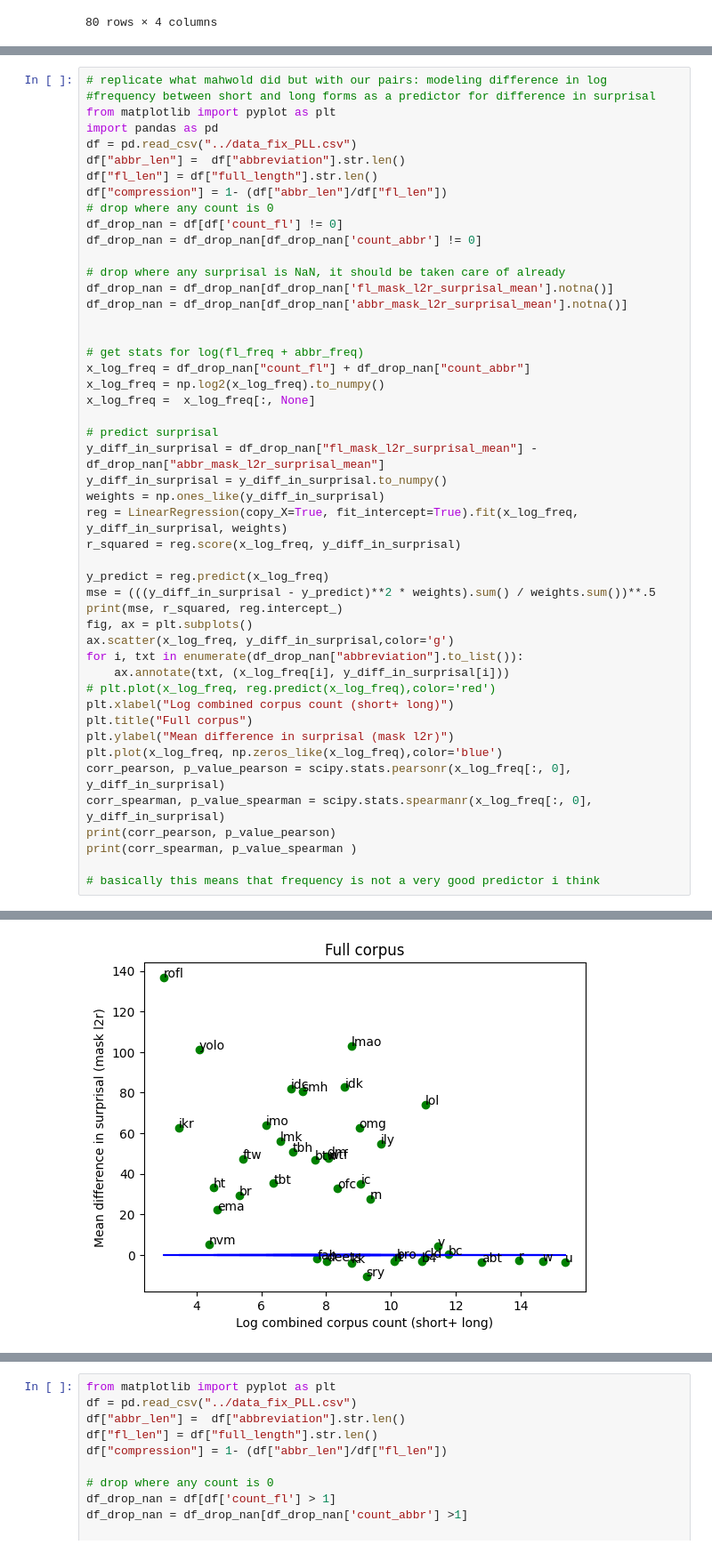
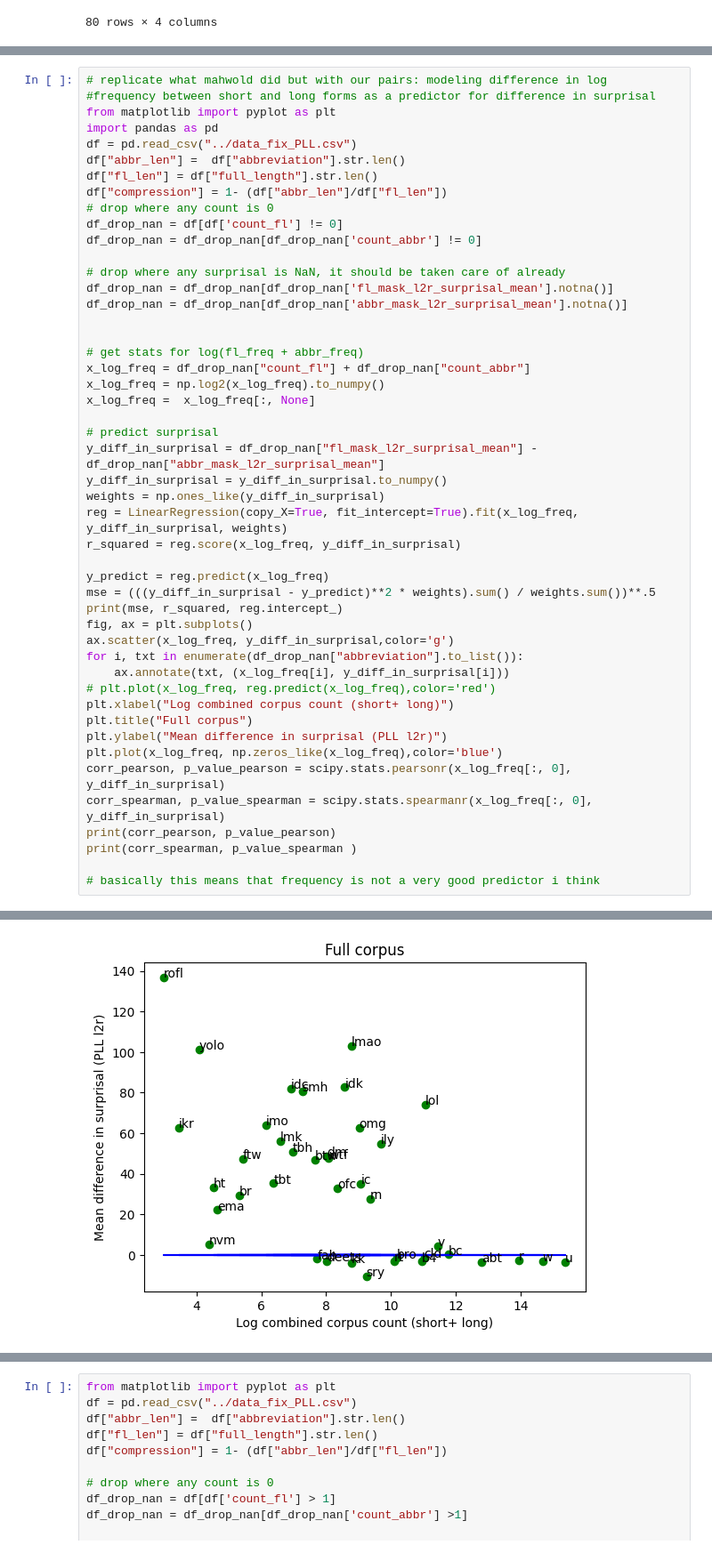
Before and after one commit to erafkin/twitter_abbreviation_word_length, a Jupyter notebook: notebooks/explore.ipynb, the cells around one changed output, grey strips where cells are left out. Shown at 89% size. Drawn from its saved outputs; the diff is of its cells as text.

```diff
--- a/notebooks/explore.ipynb
+++ b/notebooks/explore.ipynb
@@ -241,35 +242,35 @@ x_log_freq = np.log2(x_log_freq).to_numpy()
 x_log_freq =  x_log_freq[:, None]
 
 # predict surprisal
 y_diff_in_surprisal = df_drop_nan["fl_mask_l2r_surprisal_mean"] - df_drop_nan["abbr_mask_l2r_surprisal_mean"]
 y_diff_in_surprisal = y_diff_in_surprisal.to_numpy()
 weights = np.ones_like(y_diff_in_surprisal)
 reg = LinearRegression(copy_X=True, fit_intercept=True).fit(x_log_freq, y_diff_in_surprisal, weights)
 r_squared = reg.score(x_log_freq, y_diff_in_surprisal)
 
 y_predict = reg.predict(x_log_freq)
 mse = (((y_diff_in_surprisal - y_predict)**2 * weights).sum() / weights.sum())**.5
 print(mse, r_squared, reg.intercept_)
 fig, ax = plt.subplots()
 ax.scatter(x_log_freq, y_diff_in_surprisal,color='g')
 for i, txt in enumerate(df_drop_nan["abbreviation"].to_list()):
     ax.annotate(txt, (x_log_freq[i], y_diff_in_surprisal[i]))
 # plt.plot(x_log_freq, reg.predict(x_log_freq),color='red')
 plt.xlabel("Log combined corpus count (short+ long)")
 plt.title("Full corpus")
-plt.ylabel("Mean difference in surprisal (mask l2r)")
+plt.ylabel("Mean difference in surprisal (PLL l2r)")
 plt.plot(x_log_freq, np.zeros_like(x_log_freq),color='blue')
 corr_pearson, p_value_pearson = scipy.stats.pearsonr(x_log_freq[:, 0], y_diff_in_surprisal)
 corr_spearman, p_value_spearman = scipy.stats.spearmanr(x_log_freq[:, 0], y_diff_in_surprisal)
 print(corr_pearson, p_value_pearson)
 print(corr_spearman, p_value_spearman )
 
 # basically this means that frequency is not a very good predictor i think
 # %% [output]
 30.703269995785927 0.3023865859775413 92.86303143510051
 -0.5498968866774401 0.00028753210573828316
 -0.546761133603239 0.0003164763015688726
-[figure, old version]
+[figure, new version]
 # %%
 # replicate what mahwold did but with our pairs: modeling difference in log
 #frequency between short and long forms as a predictor for difference in surprisal
```
Also changed, not shown: parts of 5 cells of this notebook, 4 other files.
